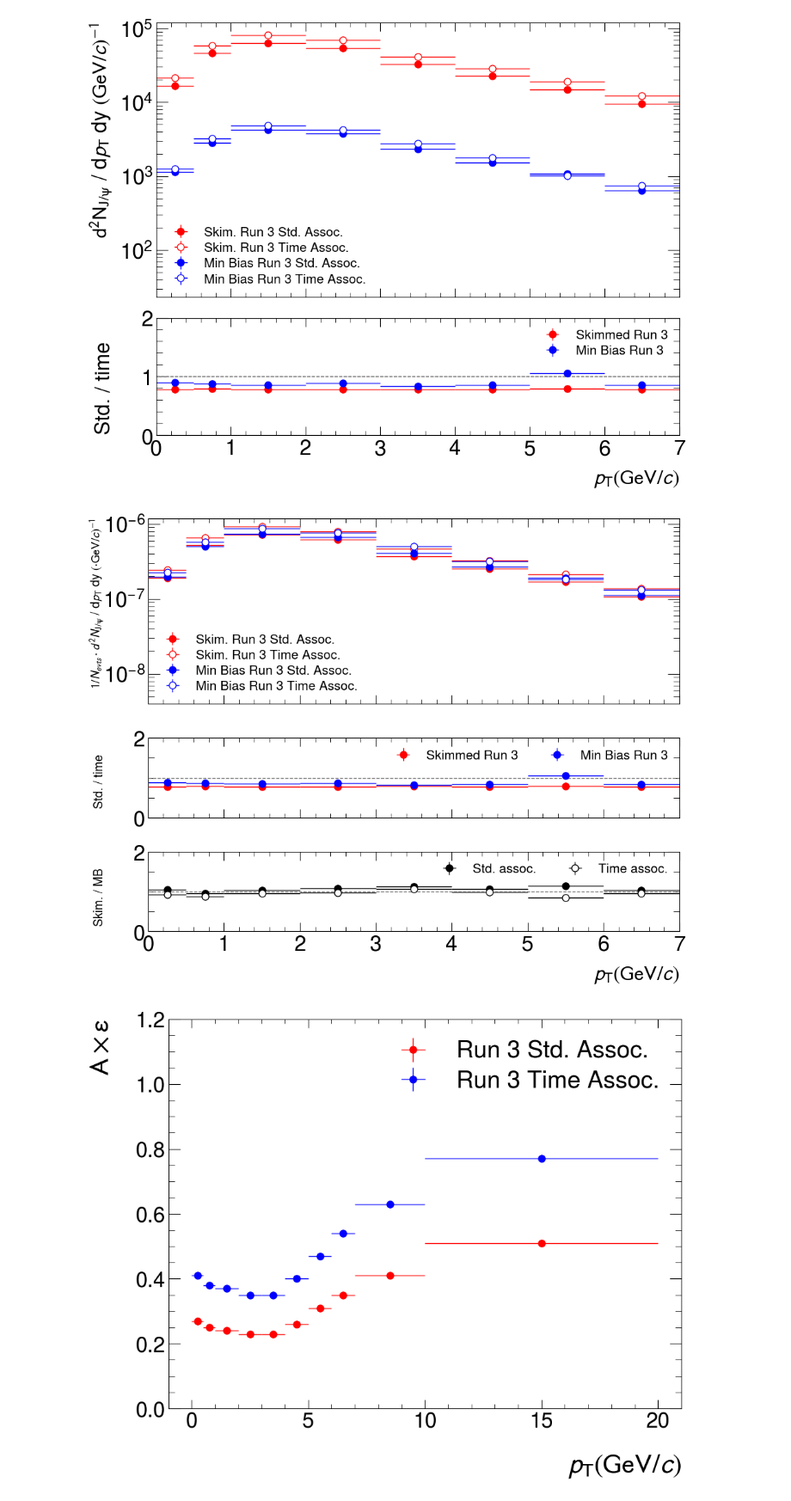
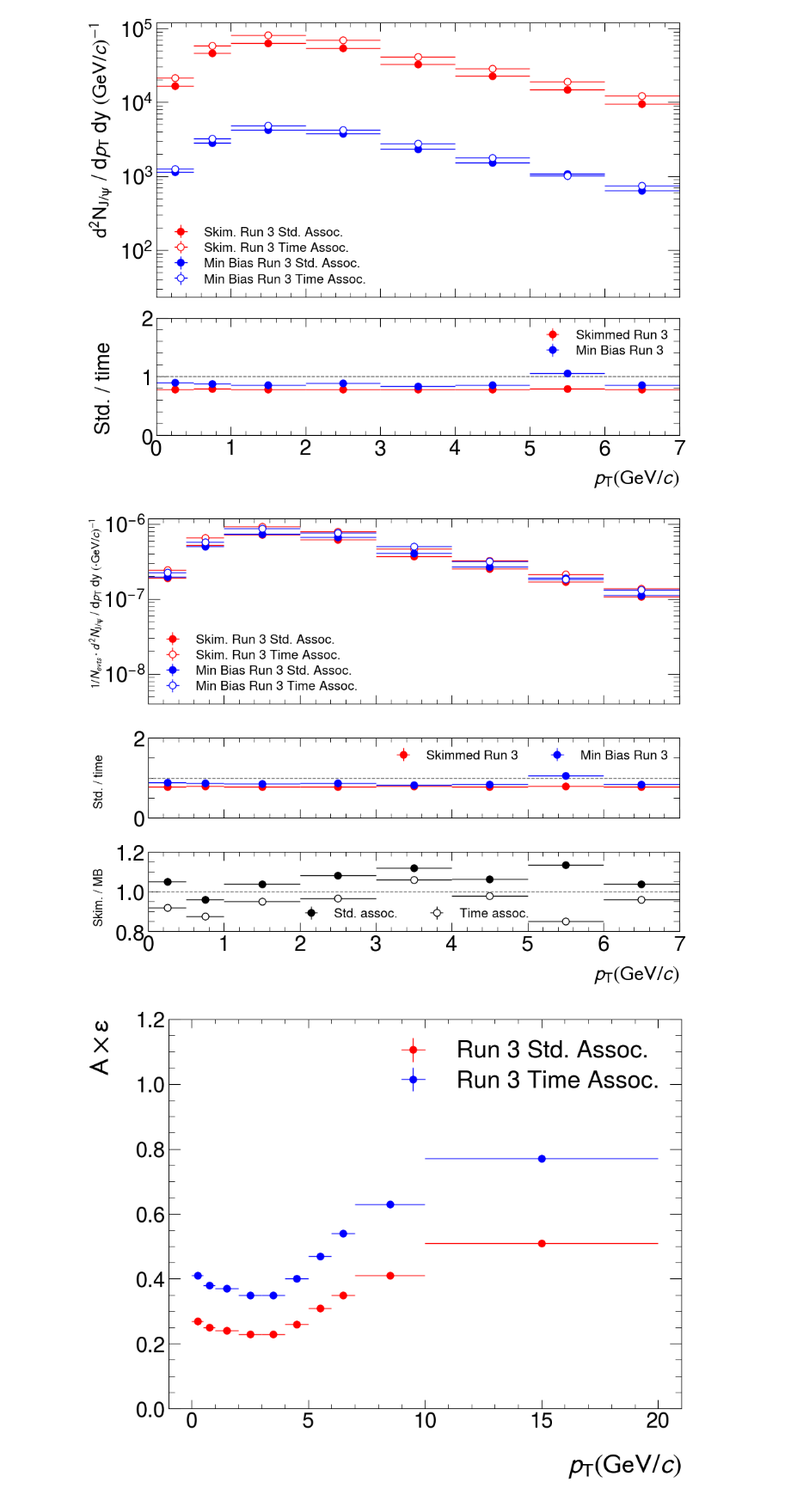
Before and after one commit to lucamicheletti93/dq_run3_analyses, a Jupyter notebook: charmonia_cross_section_pp/cross_section.ipynb, the cells around one changed output. Shown at 86% size. Cells and saved outputs as stored; diff of their text form; code cells hidden in the pictures.

Commit message:
Updating all the macros for cross section calculation

```diff
--- a/charmonia_cross_section_pp/cross_section.ipynb
+++ b/charmonia_cross_section_pp/cross_section.ipynb
@@ -37,8 +37,8 @@ statRawYieldMinBiasStdAssocVsPt = dfJpsiRawYieldMinBiasStdAssocVsPt["stat"] / (2
 systRawYieldMinBiasStdAssocVsPt = dfJpsiRawYieldMinBiasStdAssocVsPt["syst"] / (2 * errPtMinBiasStdAssoc * deltaY)
 
 # Min Bias data - Time association
-#dfJpsiRawYieldMinBiasTimeAssocVsPt = pd.read_csv('/Users/lucamicheletti/GITHUB/dq_fitter/analysis/LHC24_pass1_min_bias/cross_section_time_assoc/LHC24/systematic_sig_Jpsi.txt', sep=' ')
-dfJpsiRawYieldMinBiasTimeAssocVsPt = pd.read_csv('/Users/lucamicheletti/GITHUB/dq_fitter/analysis/LHC24_pass1_min_bias/cross_section_time_assoc/LHC24_NEW/systematic_sig_Jpsi.txt', sep=' ')
+dfJpsiRawYieldMinBiasTimeAssocVsPt = pd.read_csv('/Users/lucamicheletti/GITHUB/dq_fitter/analysis/LHC24_pass1_min_bias/cross_section_time_assoc/LHC24/systematic_sig_Jpsi.txt', sep=' ')
+#dfJpsiRawYieldMinBiasTimeAssocVsPt = pd.read_csv('/Users/lucamicheletti/GITHUB/dq_fitter/analysis/LHC24_pass1_min_bias/cross_section_time_assoc/LHC24_NEW/systematic_sig_Jpsi.txt', sep=' ')
 ptMinMinBiasTimeAssoc = dfJpsiRawYieldMinBiasTimeAssocVsPt["x_min"]
 ptMaxMinBiasTimeAssoc = dfJpsiRawYieldMinBiasTimeAssocVsPt["x_max"]
 ptMinBiasTimeAssoc = (ptMinMinBiasTimeAssoc + ptMaxMinBiasTimeAssoc) / 2.
@@ -198,35 +198,35 @@ axes[0].errorbar(ptSkimmedStdAssoc, rawYieldNormSkimmedStdAssocVsPt, xerr=errPtS
 axes[0].errorbar(ptSkimmedTimeAssoc, rawYieldNormSkimmedTimeAssocVsPt, xerr=errPtSkimmedTimeAssoc, yerr=statRawYieldNormSkimmedTimeAssocVsPt, fmt='o', color='red', ecolor='red', markerfacecolor='white', markersize=8, label=r'Skim. Run 3 Time Assoc.')
 axes[0].errorbar(ptMinBiasStdAssoc, rawYieldNormMinBiasStdAssocVsPt, xerr=errPtMinBiasStdAssoc, yerr=statRawYieldNormMinBiasStdAssocVsPt, fmt='o', color='blue', ecolor='blue', markerfacecolor='blue', markersize=8, label=r'Min Bias Run 3 Std. Assoc.')
 axes[0].errorbar(ptMinBiasTimeAssoc, rawYieldNormMinBiasTimeAssocVsPt, xerr=errPtMinBiasTimeAssoc, yerr=statRawYieldNormMinBiasTimeAssocVsPt, fmt='o', color='blue', ecolor='blue', markerfacecolor='white', markersize=8, label=r'Min Bias Run 3 Time Assoc.')
 axes[0].legend(fontsize=15)
 
 axes[1].set_ylabel(r'Std. / time', fontsize=14, labelpad=10)
 axes[1].yaxis.set_label_coords(-0.08, 0.8)
 axes[1].set_xlim(0, 7)
 axes[1].set_ylim(0, 2)
 axes[1].tick_params(axis='x', labelbottom=False)
 axes[1].grid(False)
 axes[1].errorbar(ptSkimmedStdAssoc, ratioNormRun3SkimmedStdAssocToTimeAssocVsPt, xerr=errPtSkimmedStdAssoc, yerr=statRatioNormRun3SkimmedStdAssocToTimeAssocVsPt, fmt='o', color='red', ecolor='red', markerfacecolor='red', markersize=8, label=r'Skimmed Run 3')
 axes[1].errorbar(ptSkimmedStdAssoc, ratioNormRun3MinBiasStdAssocToTimeAssocVsPt, xerr=errPtSkimmedStdAssoc, yerr=statRatioNormRun3MinBiasStdAssocToTimeAssocVsPt, fmt='o', color='blue', ecolor='blue', markerfacecolor='blue', markersize=8, label=r'Min Bias Run 3')
 axes[1].axhline(1, color='gray', linestyle='--', linewidth=1)
 axes[1].legend(fontsize=15, ncol=2)
 
 axes[2].set_xlabel(r'$\it{p}_{\rm{T}} (\rm{GeV}/\it{c})$', fontsize=24, labelpad=10)
 axes[2].set_ylabel(r'Skim. / MB', fontsize=14, labelpad=10)
 axes[2].yaxis.set_label_coords(-0.08, 0.8)
 axes[2].set_xlim(0, 7)
-axes[2].set_ylim(0, 2)
+axes[2].set_ylim(0.8, 1.2)
 axes[2].tick_params(axis='x', labelbottom=True)
 axes[2].grid(False)
 axes[2].errorbar(ptSkimmedStdAssoc, ratioNormRun3MinBiasStdAssocToSkimmedStdAssocVsPt, xerr=errPtSkimmedStdAssoc, yerr=statRatioNormRun3MinBiasStdAssocToSkimmedStdAssocVsPt, fmt='o', color='black', ecolor='black', markerfacecolor='black', markersize=8, label=r'Std. assoc.')
 axes[2].errorbar(ptSkimmedStdAssoc, ratioNormRun3MinBiasTimeAssocToSkimmedTimeAssocVsPt, xerr=errPtSkimmedStdAssoc, yerr=statRatioNormRun3MinBiasTimeAssocToSkimmedTimeAssocVsPt, fmt='o', color='black', ecolor='black', markerfacecolor='white', markersize=8, label=r'Time assoc.')
 axes[2].axhline(1, color='gray', linestyle='--', linewidth=1)
 axes[2].legend(fontsize=15, ncol=2)
 
 plt.tight_layout()
 plt.show()
 # %% [output]
-[figure, old version]
+[figure, new version]
 # %%
 # Axe
 dfJpsiAxeStdAssocVsPt = pd.read_csv('/Users/lucamicheletti/GITHUB/dq_run3_analyses/charmonia_cross_section_pp/axe_jpsi_std_assoc.txt', sep=' ')
```
Also changed, not shown: 9 other files.
